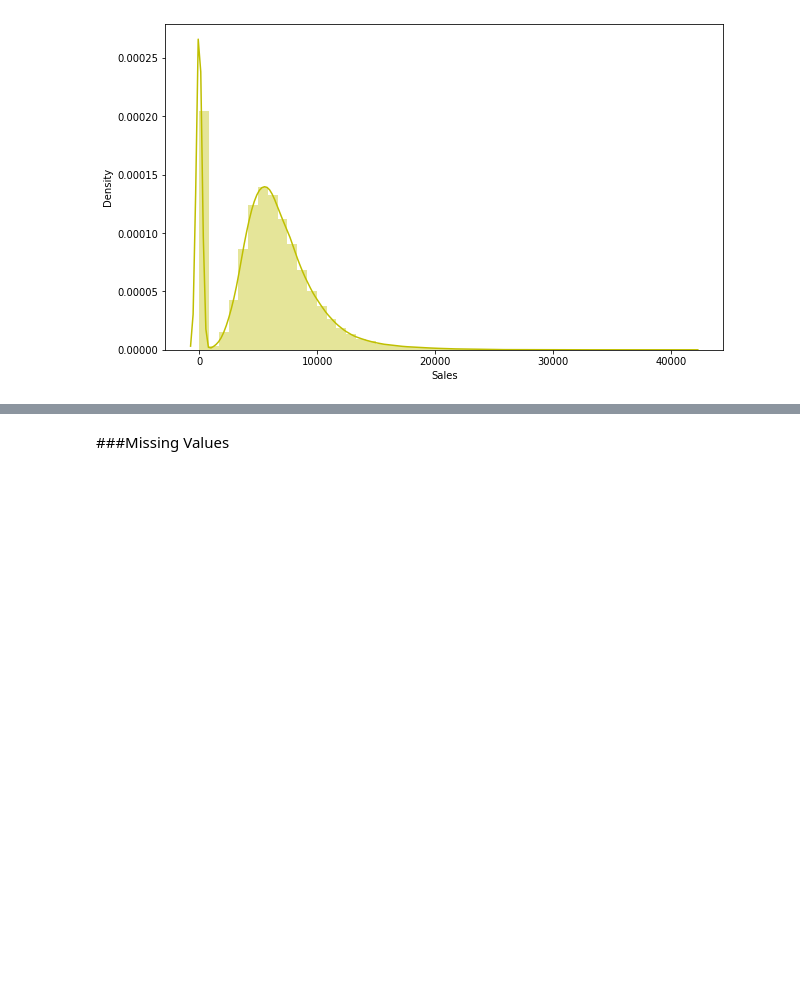
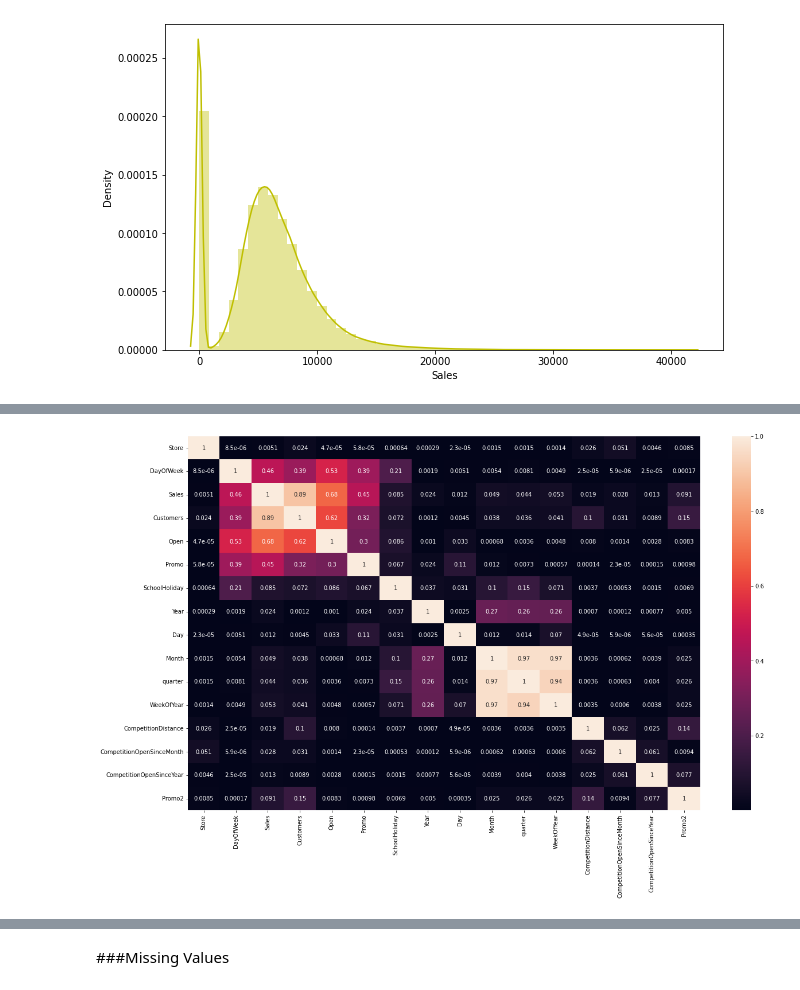
Before and after one commit to vicksypython/Retail-price-prediction-, a Jupyter notebook: ML_Retail_price_prediction_capstone_proj.ipynb, the cells around one changed output, grey strips where cells are left out. Saved outputs shown, nothing was run; the diff lists cells and outputs as text; code cells hidden in the pictures; blank space fills up the shorter version.

```diff
--- a/ML_Retail_price_prediction_capstone_proj.ipynb
+++ b/ML_Retail_price_prediction_capstone_proj.ipynb
@@ -361,0 +382,6 @@ plt.show()
+# %%
+plt.subplots(figsize=(20,12))
+sns.heatmap(merged_ds.corr().abs(), annot=True)
+plt.savefig("heatmap.png")
+# %% [output]
+[figure, added]
```
Also changed, not shown: parts of 11 cells of this notebook.
